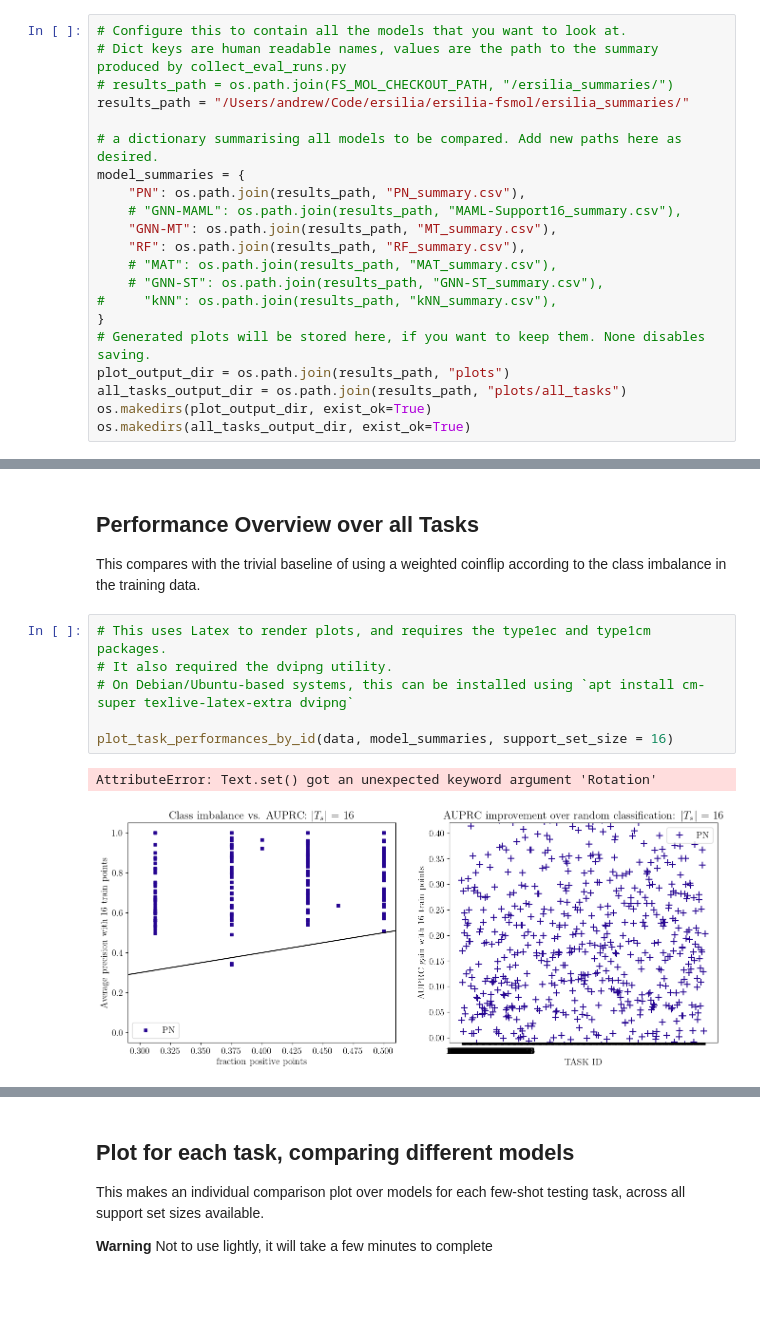
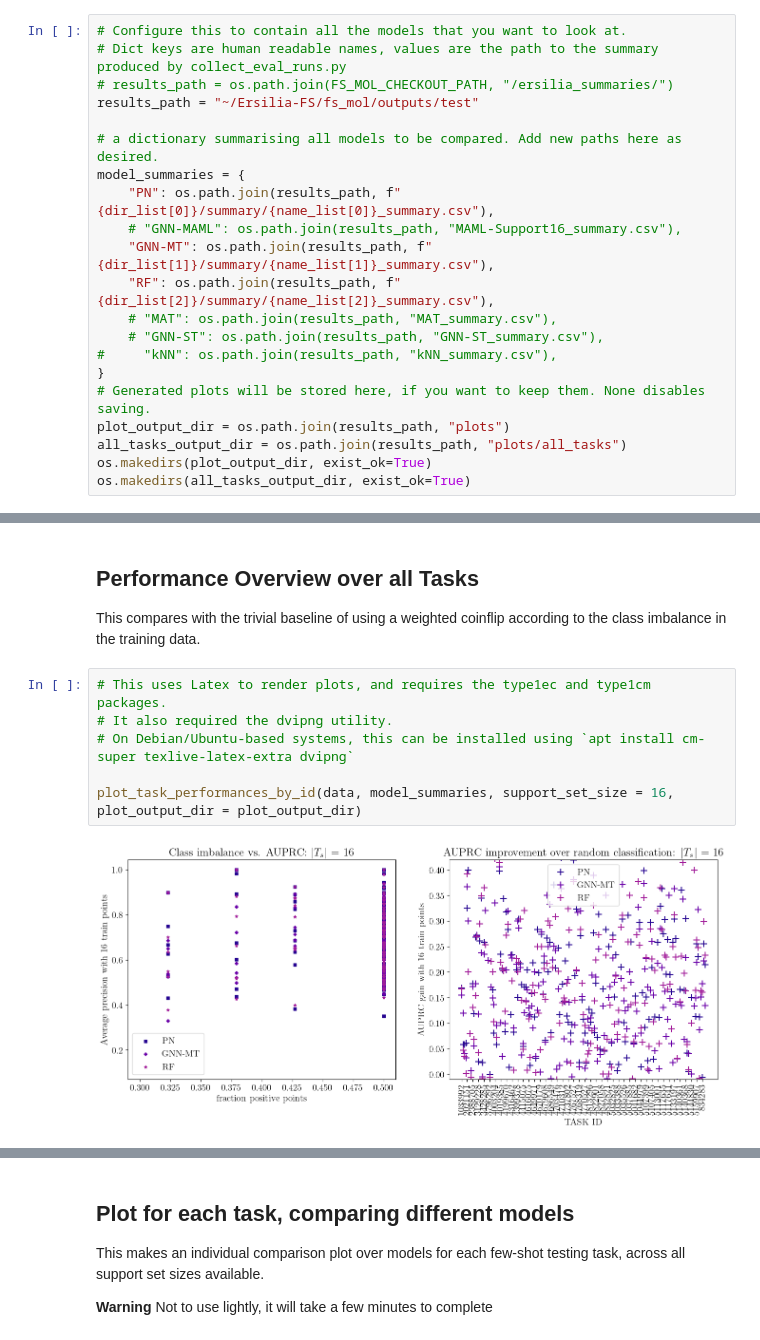
Before and after one commit to andrewp2303/ersilia-fsmol, a Jupyter notebook: notebooks/visualize.ipynb, the cells around one changed output, grey strips where cells are left out. Drawn from its saved outputs; the diff is of its cells as text; blank space fills up the shorter version.

Commit message:
Visualization notebook completed

```diff
--- a/notebooks/visualize.ipynb
+++ b/notebooks/visualize.ipynb
@@ -61,14 +65,14 @@ Create a dictionary of all model summary .csvs to be compared. The csvs are the
 # Configure this to contain all the models that you want to look at.
 # Dict keys are human readable names, values are the path to the summary produced by collect_eval_runs.py
 # results_path = os.path.join(FS_MOL_CHECKOUT_PATH, "/ersilia_summaries/")
-results_path = "/Users/andrew/Code/ersilia/ersilia-fsmol/ersilia_summaries/"
+results_path = "~/Ersilia-FS/fs_mol/outputs/test"
 
 # a dictionary summarising all models to be compared. Add new paths here as desired.
 model_summaries = {
-    "PN": os.path.join(results_path, "PN_summary.csv"),
+    "PN": os.path.join(results_path, f"{dir_list[0]}/summary/{name_list[0]}_summary.csv"),
     # "GNN-MAML": os.path.join(results_path, "MAML-Support16_summary.csv"),
-    "GNN-MT": os.path.join(results_path, "MT_summary.csv"),
-    "RF": os.path.join(results_path, "RF_summary.csv"),
+    "GNN-MT": os.path.join(results_path, f"{dir_list[1]}/summary/{name_list[1]}_summary.csv"),
+    "RF": os.path.join(results_path, f"{dir_list[2]}/summary/{name_list[2]}_summary.csv"),
     # "MAT": os.path.join(results_path, "MAT_summary.csv"),
     # "GNN-ST": os.path.join(results_path, "GNN-ST_summary.csv"),
 #     "kNN": os.path.join(results_path, "kNN_summary.csv"),
@@ -104,10 +124,9 @@ This compares with the trivial baseline of using a weighted coinflip according t
 # %%
 # This uses Latex to render plots, and requires the type1ec and type1cm packages.
 # It also required the dvipng utility.
 # On Debian/Ubuntu-based systems, this can be installed using `apt install cm-super texlive-latex-extra dvipng`
 
-plot_task_performances_by_id(data, model_summaries, support_set_size = 16)
+plot_task_performances_by_id(data, model_summaries, support_set_size = 16, plot_output_dir = plot_output_dir)
 # %% [output]
-AttributeError: Text.set() got an unexpected keyword argument 'Rotation'
-[figure, old version]
+[figure, new version]
 # %% [markdown]
```
Also changed, not shown: parts of 14 cells of this notebook, 1 other file.
